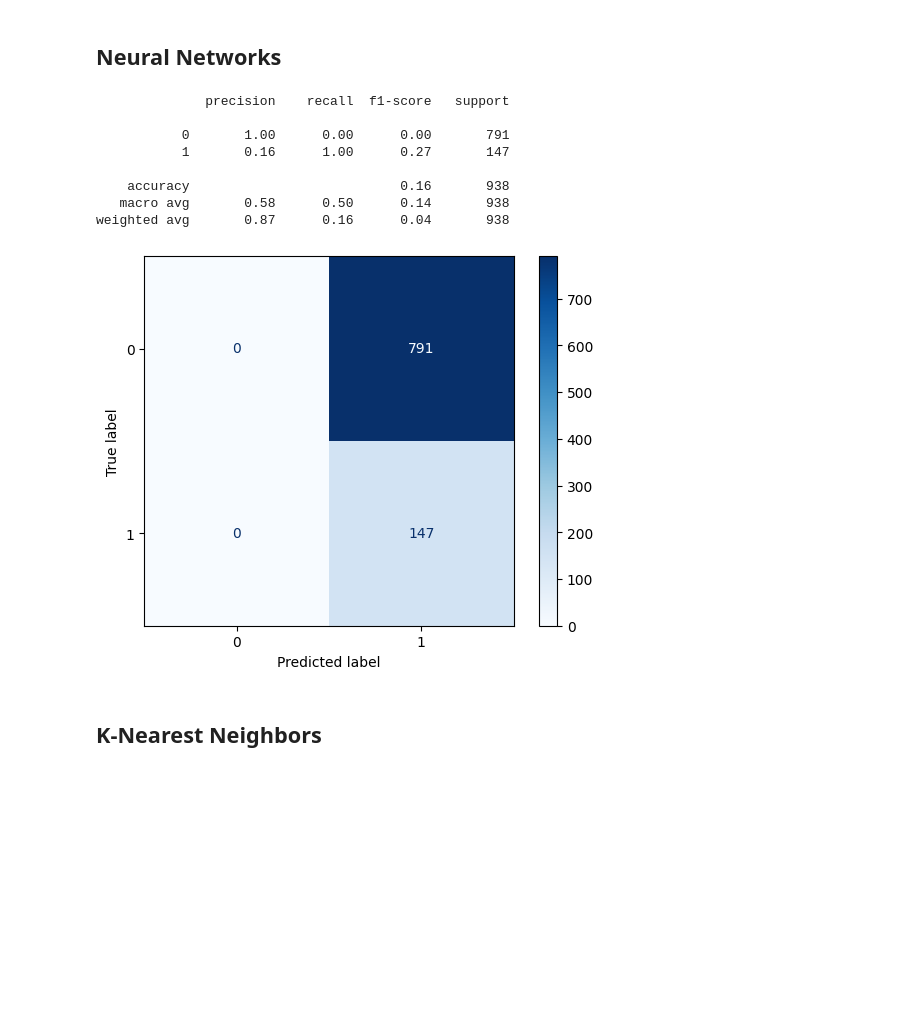
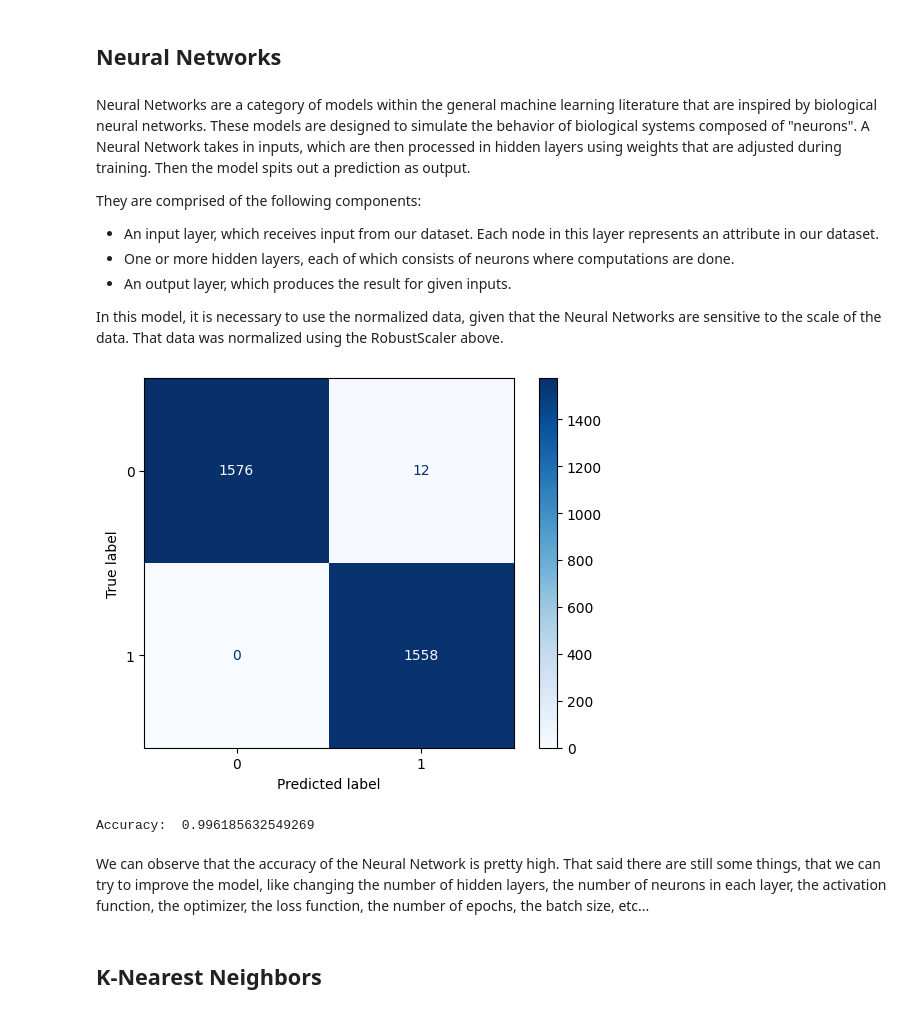
Before and after one commit to Monsterdied/AI, a Jupyter notebook: proj2/Nasa_Asteroids.ipynb, the cells around one changed output. Drawn from its saved outputs; the diff is of its cells as text; code cells hidden in the pictures; blank space fills up the shorter version.

```diff
--- a/proj2/Nasa_Asteroids.ipynb
+++ b/proj2/Nasa_Asteroids.ipynb
@@ -498,38 +559,41 @@ Best Accuracy:  0.9993642720915448
 # %% [markdown]
 ## Neural Networks
+# %% [markdown]
+Neural Networks are a category of models within the general machine learning literature that are inspired by biological neural networks. These models are designed to simulate the behavior of biological systems composed of "neurons". A Neural Network takes in inputs, which are then processed in hidden layers using weights that are adjusted during training. Then the model spits out a prediction as output.
+
+They are comprised of the following components:
+- An input layer, which receives input from our dataset. Each node in this layer represents an attribute in our dataset.
+- One or more hidden layers, each of which consists of neurons where computations are done.
+- An output layer, which produces the result for given inputs.
+
+In this model, it is necessary to use the normalized data, given that the Neural Networks are sensitive to the scale of the data. That data was normalized using the RobustScaler above.
 # %%
 from sklearn.neural_network import MLPClassifier
 
-X_train, X_test, y_train, y_test = train_test_split(X, y, test_size=0.2, random_state=42)
-
 # Create an MLPClassifier
-clf = MLPClassifier(hidden_layer_sizes=(100,100), activation='relu', solver='adam',max_iter=2000, random_state=42)
+clf = MLPClassifier()
 
 # Train the classifier
-clf.fit(X_train, y_train)
+clf.fit(X_train_normalized, y_train)
 
 # Make predictions on the test set
-predictions = clf.predict(X_test)
+predictions = clf.predict(X_test_normalized)
 
-# Print the classification report
-print(classification_report(y_test, predictions, zero_division=1))
 
 # Compute the confusion matrix
 cm = confusion_matrix(y_test, predictions)
 
 # Create a ConfusionMatrixDisplay
 disp = ConfusionMatrixDisplay(confusion_matrix=cm, display_labels=clf.classes_)
 
 # Plot the confusion matrix
 disp.plot(cmap=plt.cm.Blues)
 plt.show()
+
+print("Accuracy: ", accuracy_score(y_test, predictions))
 # %% [output]
+[figure, new version]
-              precision    recall  f1-score   support
-
-           0       1.00      0.00      0.00       791
-           1       0.16      1.00      0.27       147
-
-    accuracy                           0.16       938
-   macro avg       0.58      0.50      0.14       938
-weighted avg       0.87      0.16      0.04       938
+Accuracy:  0.996185632549269
-[figure, old version]
+# %% [markdown]
+We can observe that the accuracy of the Neural Network is pretty high.
+That said there are still some things, that we can try to improve the model, like changing the number of hidden layers, the number of neurons in each layer, the activation function, the optimizer, the loss function, the number of epochs, the batch size, etc...
```
Also changed, not shown: parts of 16 cells of this notebook.
